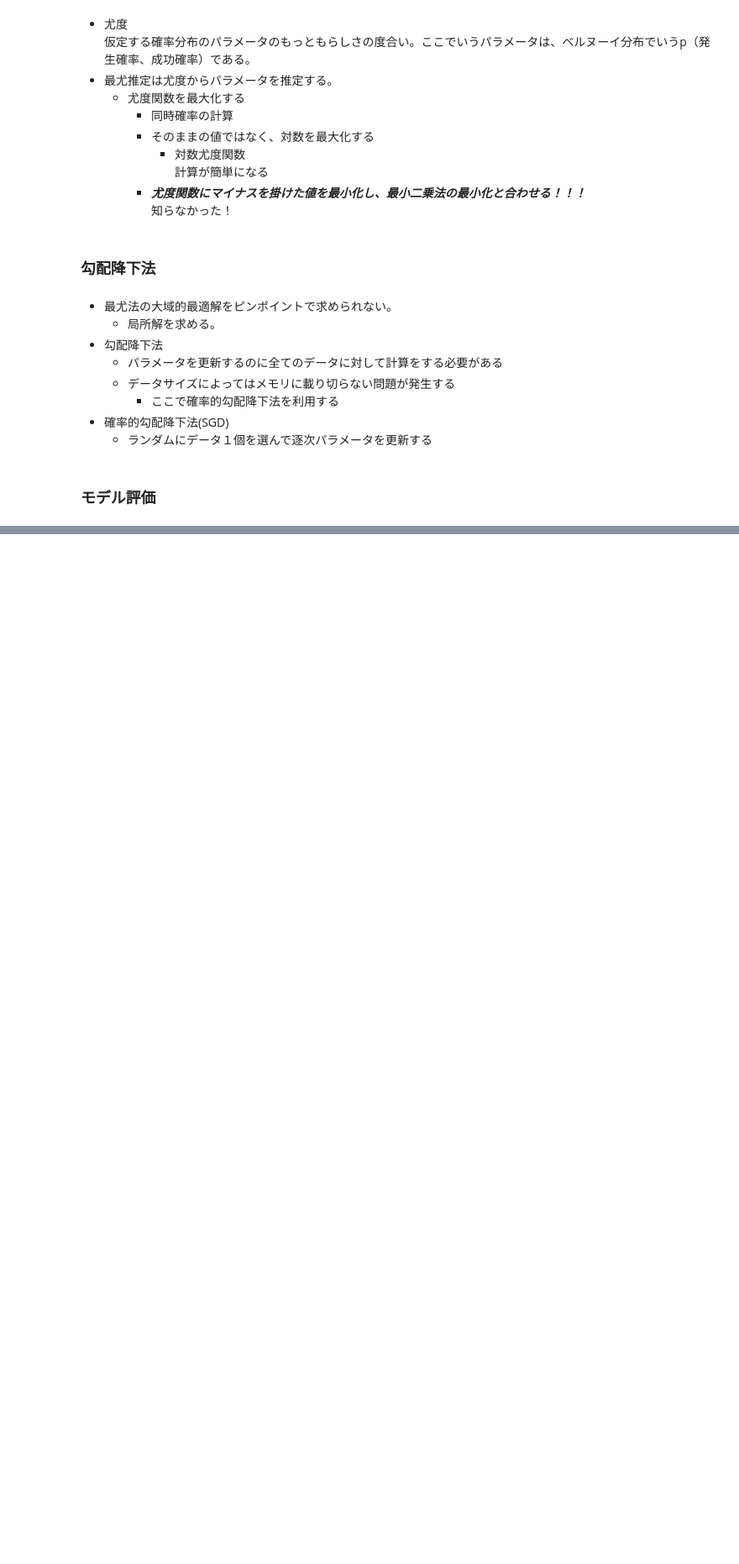
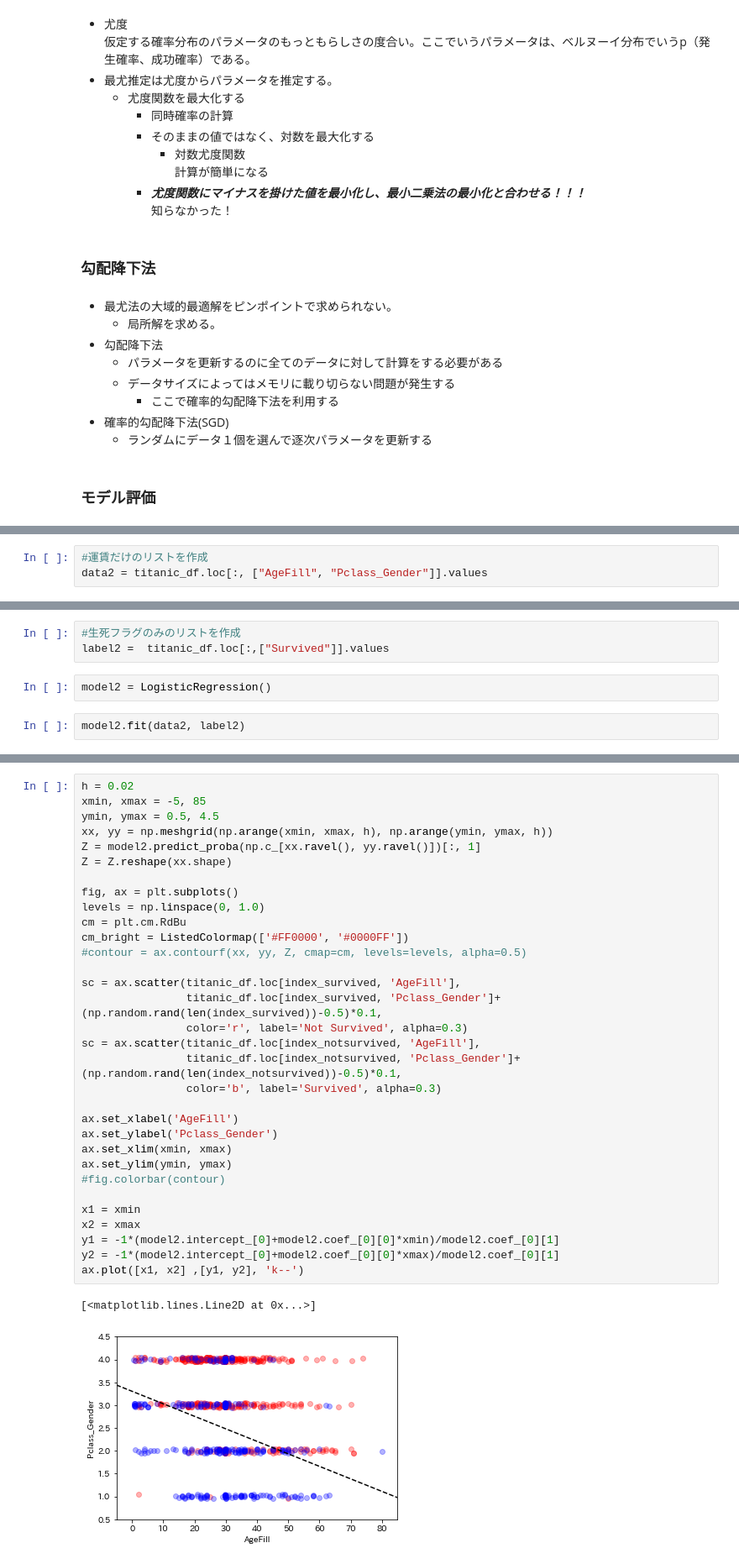
Before and after one commit to SatoRiyu/Study-AI, a Jupyter notebook: 機械学習/ML_note.ipynb, the cells around one changed output, grey strips where cells are left out. Shown: that part at 84% size. Cells and saved outputs as stored; diff of their text form; blank space fills up the shorter version.

```diff
--- a/機械学習/ML_note.ipynb
+++ b/機械学習/ML_note.ipynb
@@ -399,0 +669,3 @@ $$
+# %%
+#運賃だけのリストを作成
+data2 = titanic_df.loc[:, ["AgeFill", "Pclass_Gender"]].values
@@ -399,0 +682,7 @@ $$
+# %%
+#生死フラグのみのリストを作成
+label2 =  titanic_df.loc[:,["Survived"]].values
+# %%
+model2 = LogisticRegression()
+# %%
+model2.fit(data2, label2)
@@ -399,0 +710,35 @@ $$
+# %%
+h = 0.02
+xmin, xmax = -5, 85
+ymin, ymax = 0.5, 4.5
+xx, yy = np.meshgrid(np.arange(xmin, xmax, h), np.arange(ymin, ymax, h))
+Z = model2.predict_proba(np.c_[xx.ravel(), yy.ravel()])[:, 1]
+Z = Z.reshape(xx.shape)
+
+fig, ax = plt.subplots()
+levels = np.linspace(0, 1.0)
+cm = plt.cm.RdBu
+cm_bright = ListedColormap(['#FF0000', '#0000FF'])
+#contour = ax.contourf(xx, yy, Z, cmap=cm, levels=levels, alpha=0.5)
+
+sc = ax.scatter(titanic_df.loc[index_survived, 'AgeFill'],
+                titanic_df.loc[index_survived, 'Pclass_Gender']+(np.random.rand(len(index_survived))-0.5)*0.1,
+                color='r', label='Not Survived', alpha=0.3)
+sc = ax.scatter(titanic_df.loc[index_notsurvived, 'AgeFill'],
+                titanic_df.loc[index_notsurvived, 'Pclass_Gender']+(np.random.rand(len(index_notsurvived))-0.5)*0.1,
+                color='b', label='Survived', alpha=0.3)
+
+ax.set_xlabel('AgeFill')
+ax.set_ylabel('Pclass_Gender')
+ax.set_xlim(xmin, xmax)
+ax.set_ylim(ymin, ymax)
+#fig.colorbar(contour)
+
+x1 = xmin
+x2 = xmax
+y1 = -1*(model2.intercept_[0]+model2.coef_[0][0]*xmin)/model2.coef_[0][1]
+y2 = -1*(model2.intercept_[0]+model2.coef_[0][0]*xmax)/model2.coef_[0][1]
+ax.plot([x1, x2] ,[y1, y2], 'k--')
+# %% [output]
+[<matplotlib.lines.Line2D at 0x...>]
+[figure, added]
```
Also changed, not shown: parts of 56 cells of this notebook.
